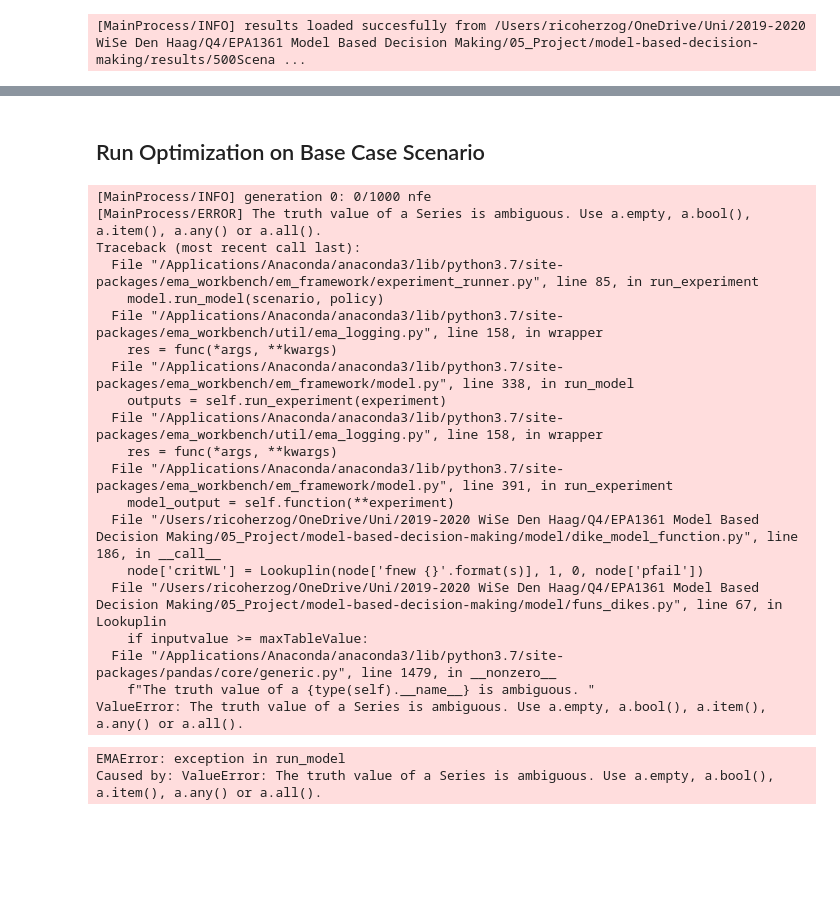
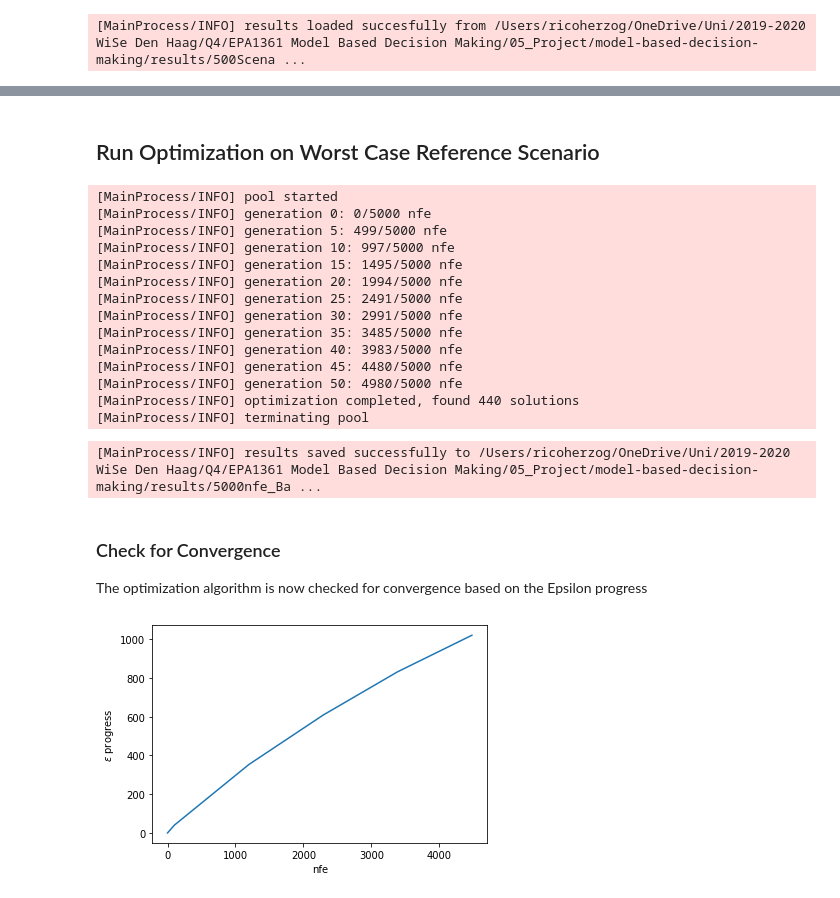
Before and after one commit to herzogrh/model-based-decision-making, a Jupyter notebook: model/2 - Multi-Scenario MORDM.ipynb, the cells around one changed output, grey strips where cells are left out. Drawn from its saved outputs; the diff is of its cells as text; code cells hidden in the pictures; blank space fills up the shorter version.

Commit message:
First results for PF6

```diff
--- a/model/2 - Multi-Scenario MORDM.ipynb
+++ b/model/2 - Multi-Scenario MORDM.ipynb
@@ -77,30 +54,45 @@ Categories (1, object): [dikesnet]})
+# %%
+reference_scenarios = [Scenario(f"{index}", **row) for index, row in experiment_wc.iloc[0:,0:19].iterrows()]
 # %% [markdown]
-## Run Optimization on Base Case Scenario
+## Run Optimization on Worst Case Reference Scenario
 # %%
 ema_logging.log_to_stderr(ema_logging.INFO)
 
-with SequentialEvaluator(dike_model) as evaluator:
-    results_epsilon_0_1 = evaluator.optimize(nfe=1000, epsilons=[0.1,]*len(dike_model.outcomes), reference = reference_scenario)
+convergence_metrics = [EpsilonProgress()]
+
+with MultiprocessingEvaluator(dike_model) as evaluator:
+    results_epsilon_0_1 = evaluator.optimize(nfe=5000, epsilons=[0.1,]*len(dike_model.outcomes),
+    reference = reference_scenarios[0], convergence= convergence_metrics, searchover="levers")
 # %% [output]
-[MainProcess/INFO] generation 0: 0/1000 nfe
-[MainProcess/ERROR] The truth value of a Series is ambiguous. Use a.empty, a.bool(), a.item(), a.any() or a.all().
-Traceback (most recent call last):
-  File "/Applications/Anaconda/anaconda3/lib/python3.7/site-packages/ema_workbench/em_framework/experiment_runner.py", line 85, in run_experiment
-    model.run_model(scenario, policy)
-  File "/Applications/Anaconda/anaconda3/lib/python3.7/site-packages/ema_workbench/util/ema_logging.py", line 158, in wrapper
-    res = func(*args, **kwargs)
-  File "/Applications/Anaconda/anaconda3/lib/python3.7/site-packages/ema_workbench/em_framework/model.py", line 338, in run_model
-    outputs = self.run_experiment(experiment)
-  File "/Applications/Anaconda/anaconda3/lib/python3.7/site-packages/ema_workbench/util/ema_logging.py", line 158, in wrapper
-    res = func(*args, **kwargs)
-  File "/Applications/Anaconda/anaconda3/lib/python3.7/site-packages/ema_workbench/em_framework/model.py", line 391, in run_experiment
-    model_output = self.function(**experiment)
-  File "/Users/ricoherzog/OneDrive/Uni/2019-2020 WiSe Den Haag/Q4/EPA1361 Model Based Decision Making/05_Project/model-based-decision-making/model/dike_model_function.py", line 186, in __call__
-    node['critWL'] = Lookuplin(node['fnew {}'.format(s)], 1, 0, node['pfail'])
-  File "/Users/ricoherzog/OneDrive/Uni/2019-2020 WiSe Den Haag/Q4/EPA1361 Model Based Decision Making/05_Project/model-based-decision-making/model/funs_dikes.py", line 67, in Lookuplin
-    if inputvalue >= maxTableValue:
-  File "/Applications/Anaconda/anaconda3/lib/python3.7/site-packages/pandas/core/generic.py", line 1479, in __nonzero__
-    f"The truth value of a {type(self).__name__} is ambiguous. "
-ValueError: The truth value of a Series is ambiguous. Use a.empty, a.bool(), a.item(), a.any() or a.all().
+[MainProcess/INFO] pool started
+[MainProcess/INFO] generation 0: 0/5000 nfe
+[MainProcess/INFO] generation 5: 499/5000 nfe
+[MainProcess/INFO] generation 10: 997/5000 nfe
+[MainProcess/INFO] generation 15: 1495/5000 nfe
+[MainProcess/INFO] generation 20: 1994/5000 nfe
+[MainProcess/INFO] generation 25: 2491/5000 nfe
+[MainProcess/INFO] generation 30: 2991/5000 nfe
+[MainProcess/INFO] generation 35: 3485/5000 nfe
+[MainProcess/INFO] generation 40: 3983/5000 nfe
+[MainProcess/INFO] generation 45: 4480/5000 nfe
+[MainProcess/INFO] generation 50: 4980/5000 nfe
+[MainProcess/INFO] optimization completed, found 440 solutions
+[MainProcess/INFO] terminating pool
-EMAError: exception in run_model
-Caused by: ValueError: The truth value of a Series is ambiguous. Use a.empty, a.bool(), a.item(), a.any() or a.all().
+# %%
+# Save Results
+save_results(results_epsilon_0_1, "../results/5000nfe_BaseCaseMORDM.tar.gz")
+# %% [output]
+[MainProcess/INFO] results saved successfully to /Users/ricoherzog/OneDrive/Uni/2019-2020 WiSe Den Haag/Q4/EPA1361 Model Based Decision Making/05_Project/model-based-decision-making/results/5000nfe_Ba ...
+# %% [markdown]
+### Check for Convergence
+The optimization algorithm is now checked for convergence based on the Epsilon progress
+# %%
+results, convergence = results_epsilon_0_1
+
+
+plt.plot(convergence.nfe, convergence.epsilon_progress)
+plt.ylabel('$\epsilon$ progress')
+plt.xlabel('nfe')
+plt.show()
+# %% [output]
+[figure, added]
```
Also changed, not shown: parts of 9 cells of this notebook, 3 other files.
